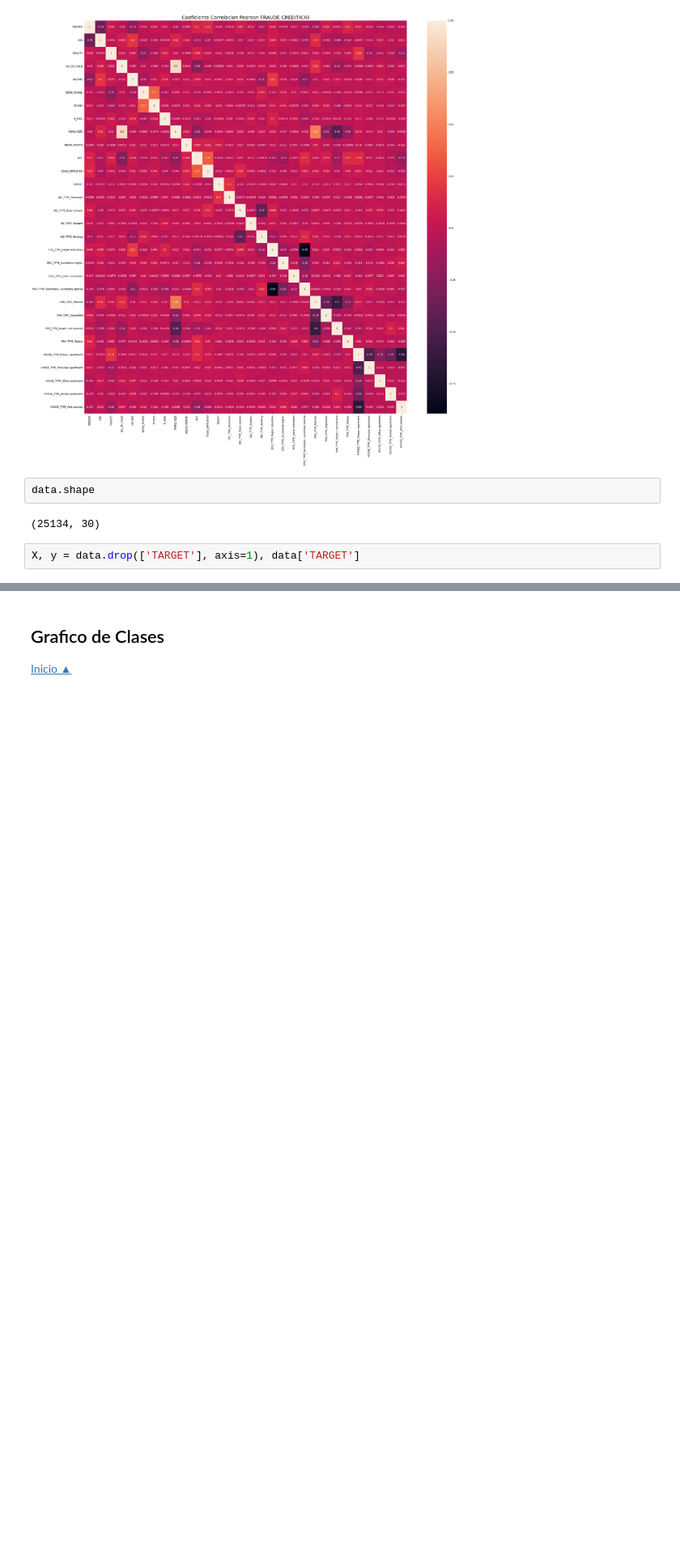
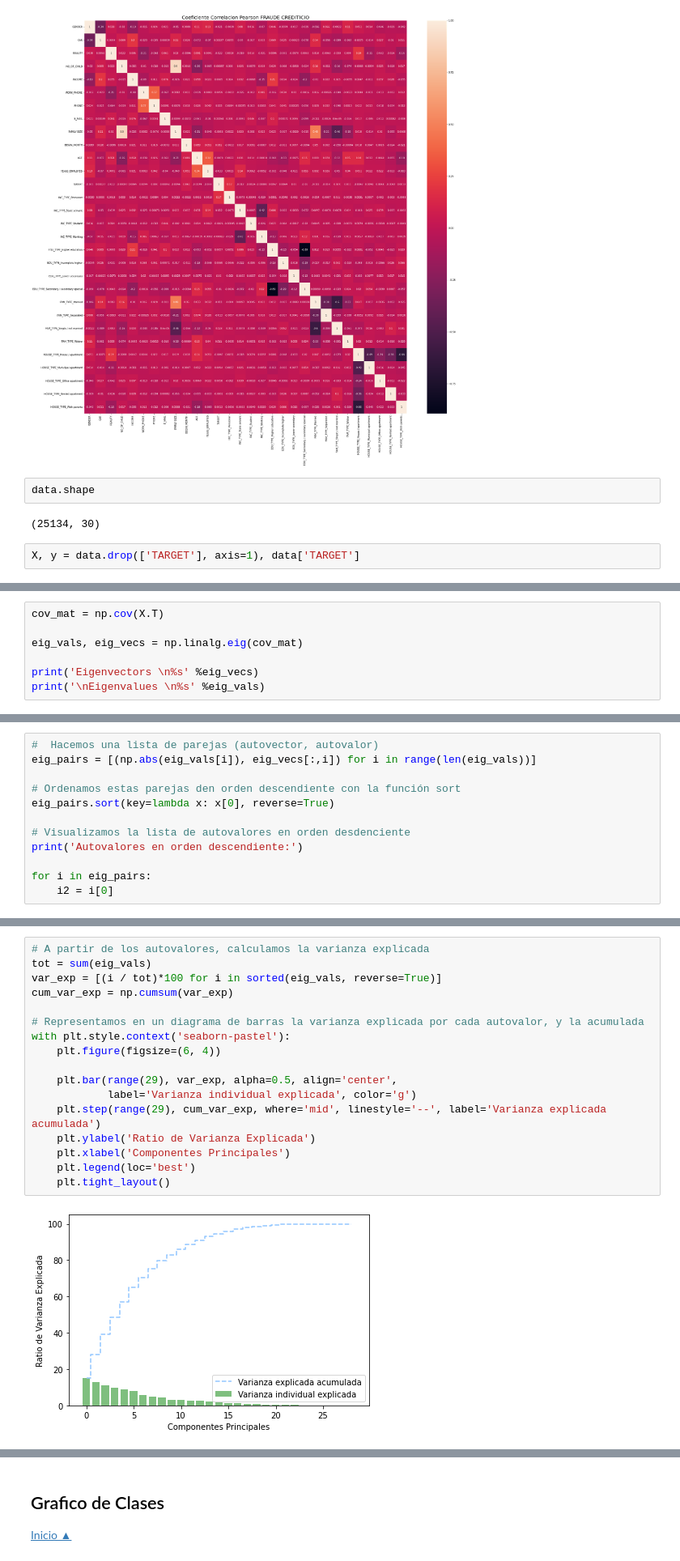
Before and after one commit to jnatmed/smote_tpfinal, a Jupyter notebook: credit_dataset.ipynb, the cells around one changed output, grey strips where cells are left out. Shown at 81% size. Drawn from its saved outputs; the diff is of its cells as text; blank space fills up the shorter version.

```diff
--- a/credit_dataset.ipynb
+++ b/credit_dataset.ipynb
@@ -148,0 +218,7 @@ X, y = data.drop(['TARGET'], axis=1), data['TARGET']
+# %%
+cov_mat = np.cov(X.T)
+
+eig_vals, eig_vecs = np.linalg.eig(cov_mat)
+
+print('Eigenvectors \n%s' %eig_vecs)
+print('\nEigenvalues \n%s' %eig_vals)
@@ -148,0 +243,12 @@ X, y = data.drop(['TARGET'], axis=1), data['TARGET']
+# %%
+#  Hacemos una lista de parejas (autovector, autovalor)
+eig_pairs = [(np.abs(eig_vals[i]), eig_vecs[:,i]) for i in range(len(eig_vals))]
+
+# Ordenamos estas parejas den orden descendiente con la función sort
+eig_pairs.sort(key=lambda x: x[0], reverse=True)
+
+# Visualizamos la lista de autovalores en orden desdenciente
+print('Autovalores en orden descendiente:')
+
+for i in eig_pairs:
+    i2 = i[0]
@@ -148,0 +273,19 @@ X, y = data.drop(['TARGET'], axis=1), data['TARGET']
+# %%
+# A partir de los autovalores, calculamos la varianza explicada
+tot = sum(eig_vals)
+var_exp = [(i / tot)*100 for i in sorted(eig_vals, reverse=True)]
+cum_var_exp = np.cumsum(var_exp)
+
+# Representamos en un diagrama de barras la varianza explicada por cada autovalor, y la acumulada
+with plt.style.context('seaborn-pastel'):
+    plt.figure(figsize=(6, 4))
+
+    plt.bar(range(29), var_exp, alpha=0.5, align='center',
+            label='Varianza individual explicada', color='g')
+    plt.step(range(29), cum_var_exp, where='mid', linestyle='--', label='Varianza explicada acumulada')
+    plt.ylabel('Ratio de Varianza Explicada')
+    plt.xlabel('Componentes Principales')
+    plt.legend(loc='best')
+    plt.tight_layout()
+# %% [output]
+[figure, added]
```
Also changed, not shown: parts of 39 cells of this notebook, 10 other files.
